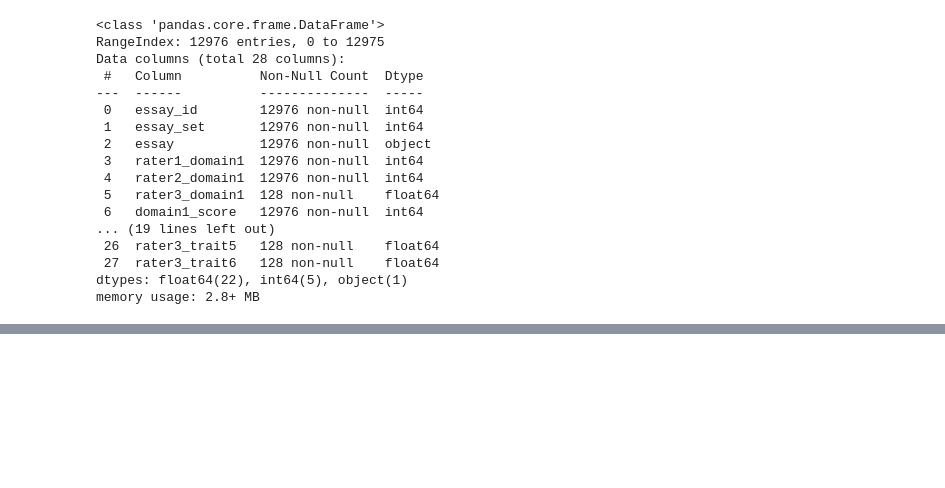
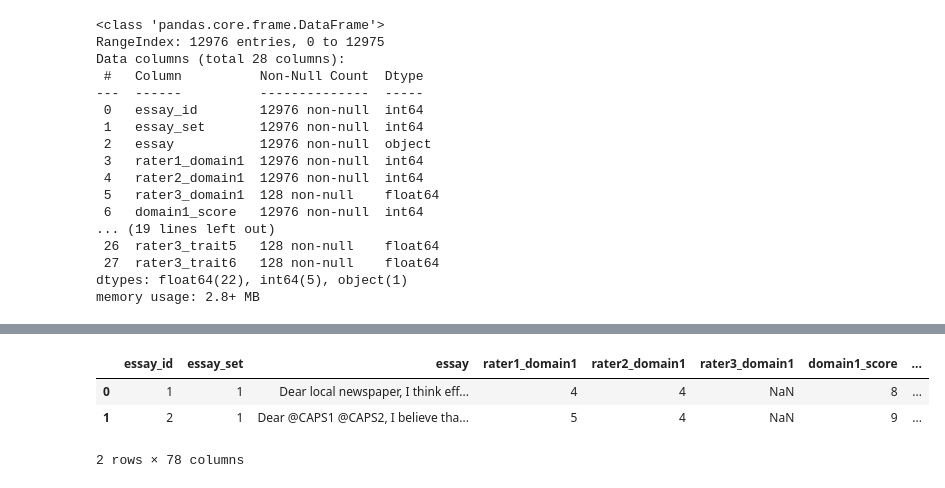
Before and after one commit to Martialkouass/Automated-essay-scoring-Machine-Learning-Model, a Jupyter notebook: NLP-PROJECT.ipynb, the cells around one changed output, grey strips where cells are left out. Saved outputs shown, nothing was run; the diff lists cells and outputs as text; code cells hidden in the pictures; blank space fills up the shorter version.

```diff
--- a/NLP-PROJECT.ipynb
+++ b/NLP-PROJECT.ipynb
@@ -143,0 +530,3 @@ memory usage: 2.8+ MB
+# %%
+new_training_set = pd.concat([df_training_set,result_df],axis=1)
+new_training_set.info()
@@ -143,0 +564,7 @@ memory usage: 2.8+ MB
+# %%
+new_training_set.head(2)
+# %% [output]
+|  | essay_id | essay_set | essay | rater1_domain1 | rater2_domain1 | rater3_domain1 | domain1_score | ... |
+| 0 | 1 | 1 | Dear local newspaper, I think eff... | 4 | 4 | NaN | 8 | ... |
+| 1 | 2 | 1 | Dear @CAPS1 @CAPS2, I believe tha... | 5 | 4 | NaN | 9 | ... |
+2 rows × 78 columns
```
Also changed, not shown: parts of 15 cells of this notebook, 3 other files.
